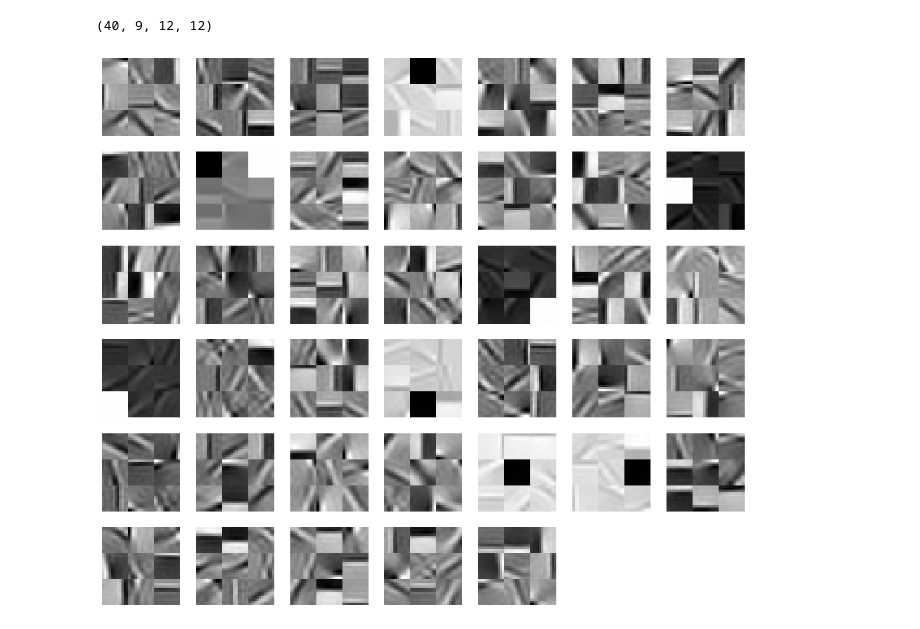
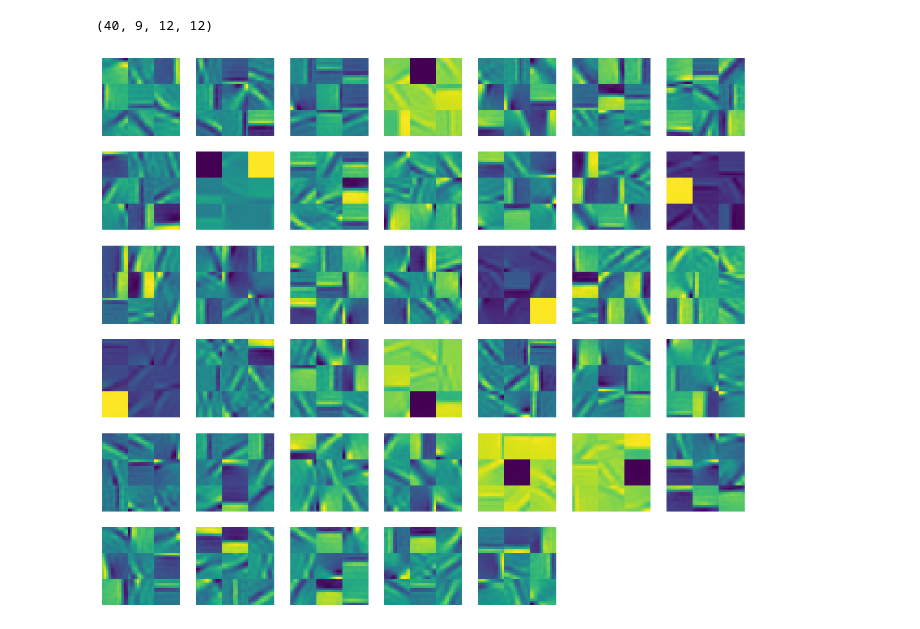
Before and after one commit to suhasshrinivasan/probabilistic-center-surround, a Jupyter notebook: natimg_model/visualizing_panelling.ipynb, the cells around one changed output. Cells and saved outputs as stored; diff of their text form; code cells hidden in the pictures.

Commit message:
Visualize paneling

```diff
--- a/natimg_model/visualizing_panelling.ipynb
+++ b/natimg_model/visualizing_panelling.ipynb
@@ -33,0 +39,15 @@ loaded images shape (20000, 36, 36)
+# %%
+all_images = []
+for hot_idx in range(len(model_list) * n_components):
+    one_hot_activation = np.zeros((len(model_list) * n_components))
+    one_hot_activation[hot_idx] = 100
+    one_hot_activation = one_hot_activation.reshape((len(model_list), n_components))
+    all_reconstructions = []
+    for i, model in enumerate(model_list):
+        activation = one_hot_activation[i].reshape(1, -1)
+        reconstruction = model.inverse_transform(activation).squeeze(0).reshape(12, 12)
+        all_reconstructions.append(reconstruction)
+    all_reconstructions = np.array(all_reconstructions)
+    image = np.vstack([np.hstack(all_reconstructions[:3]), np.hstack(all_reconstructions[3:6]), np.hstack(all_reconstructions[6:9])])
+    all_images.append(image)
+all_images = np.array(all_images)
@@ -33,0 +58,7 @@ loaded images shape (20000, 36, 36)
+# %%
+fig, axs = plt.subplots(nrows=9, ncols=40, figsize=(40, 9))
+for idx, ax in enumerate(axs.flatten()):
+    ax.imshow(all_images[idx], cmap="gray")
+    ax.axis("off")
+plt.subplots_adjust(wspace=0, hspace=0)
+# plt.tight_layout()
@@ -33,0 +67,6 @@ loaded images shape (20000, 36, 36)
+# %%
+fig, axs = plt.subplots(nrows=1, ncols=9, figsize=(9, 18))
+for idx, ax in enumerate(axs.flatten()):
+    ax.imshow(all_images[idx], cmap="gray")
+    ax.axis("off")
+plt.subplots_adjust(wspace=0, hspace=0)
@@ -34,7 +79,8 @@ loaded images shape (20000, 36, 36)
 # %%
 all_images = []
-for hot_idx in range(n_components):
-    one_hot_activation = np.zeros(n_components)
+for hot_idx in range(len(model_list) * n_components):
+    one_hot_activation = np.zeros((len(model_list) * n_components))
+
     one_hot_activation[hot_idx] = 100
     one_hot_activation = one_hot_activation.reshape(1, -1)
     image = []
@@ -71,10 +117,10 @@ all_images.shape
 # %%
 fig, axs = plt.subplots(6, 7, figsize=(2*7, 2*6))
 for idx, ax in enumerate(axs.flatten()):
     if idx < 40:
         image = all_images[idx]
         single_image = np.vstack([np.hstack(image[:3]), np.hstack(image[3:6]), np.hstack(image[6:9])])
-        ax.imshow(single_image, cmap="gray")
+        ax.imshow(single_image)
     ax.axis("off")
 # %% [output]
-[figure, old version]
+[figure, new version]
```
Also changed, not shown: parts of 5 cells of this notebook.
